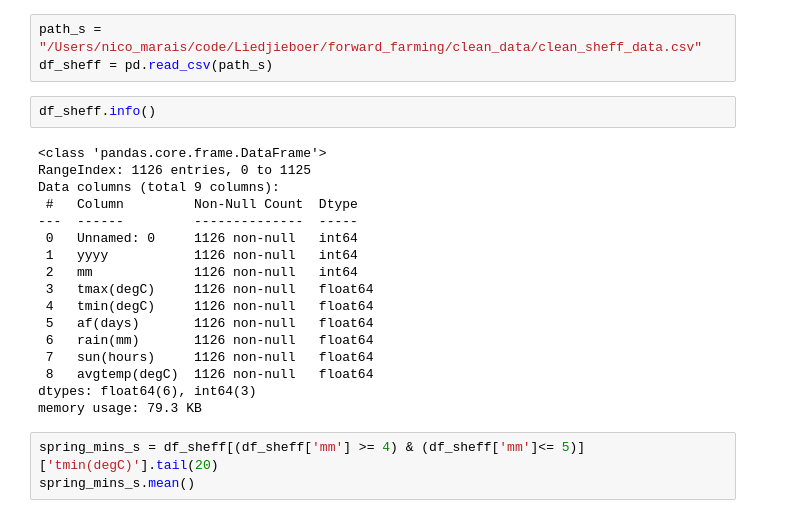
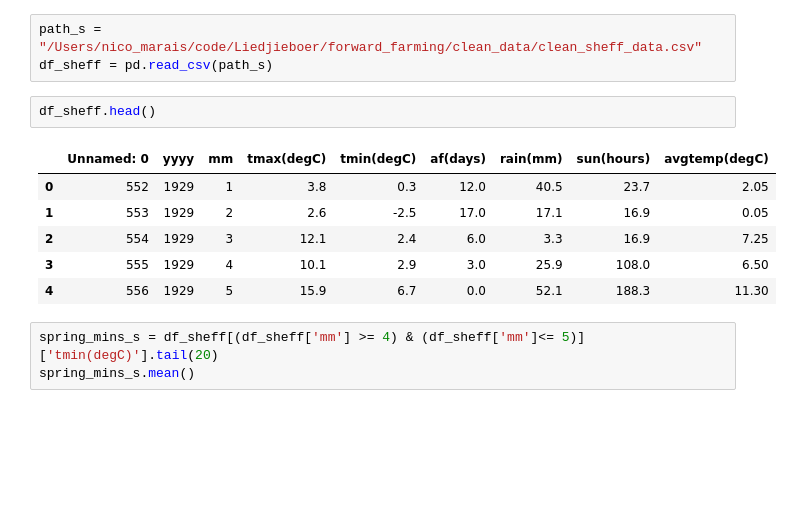
Before and after one commit to Liedjieboer/forward_farming, a Jupyter notebook: targets/targets.ipynb, the cells around one changed output. Cells and saved outputs as stored; diff of their text form; blank space fills up the shorter version.

```diff
--- a/targets/targets.ipynb
+++ b/targets/targets.ipynb
@@ -79,24 +79,14 @@ df_rheims.head()
 path_s = "/Users/nico_marais/code/Liedjieboer/forward_farming/clean_data/clean_sheff_data.csv"
 df_sheff = pd.read_csv(path_s)
 # %%
-df_sheff.info()
+df_sheff.head()
 # %% [output]
-<class 'pandas.core.frame.DataFrame'>
-RangeIndex: 1126 entries, 0 to 1125
-Data columns (total 9 columns):
- #   Column         Non-Null Count  Dtype
----  ------         --------------  -----
- 0   Unnamed: 0     1126 non-null   int64
- 1   yyyy           1126 non-null   int64
- 2   mm             1126 non-null   int64
- 3   tmax(degC)     1126 non-null   float64
- 4   tmin(degC)     1126 non-null   float64
- 5   af(days)       1126 non-null   float64
- 6   rain(mm)       1126 non-null   float64
- 7   sun(hours)     1126 non-null   float64
- 8   avgtemp(degC)  1126 non-null   float64
-dtypes: float64(6), int64(3)
-memory usage: 79.3 KB
+|  | Unnamed: 0 | yyyy | mm | tmax(degC) | tmin(degC) | af(days) | rain(mm) | sun(hours) | avgtemp(degC) |
+| 0 | 552 | 1929 | 1 | 3.8 | 0.3 | 12.0 | 40.5 | 23.7 | 2.05 |
+| 1 | 553 | 1929 | 2 | 2.6 | -2.5 | 17.0 | 17.1 | 16.9 | 0.05 |
+| 2 | 554 | 1929 | 3 | 12.1 | 2.4 | 6.0 | 3.3 | 16.9 | 7.25 |
+| 3 | 555 | 1929 | 4 | 10.1 | 2.9 | 3.0 | 25.9 | 108.0 | 6.50 |
+| 4 | 556 | 1929 | 5 | 15.9 | 6.7 | 0.0 | 52.1 | 188.3 | 11.30 |
 # %%
 spring_mins_s = df_sheff[(df_sheff['mm'] >= 4) & (df_sheff['mm']<= 5)]['tmin(degC)'].tail(20)
 spring_mins_s.mean()
```
Also changed, not shown: parts of 5 cells of this notebook.
